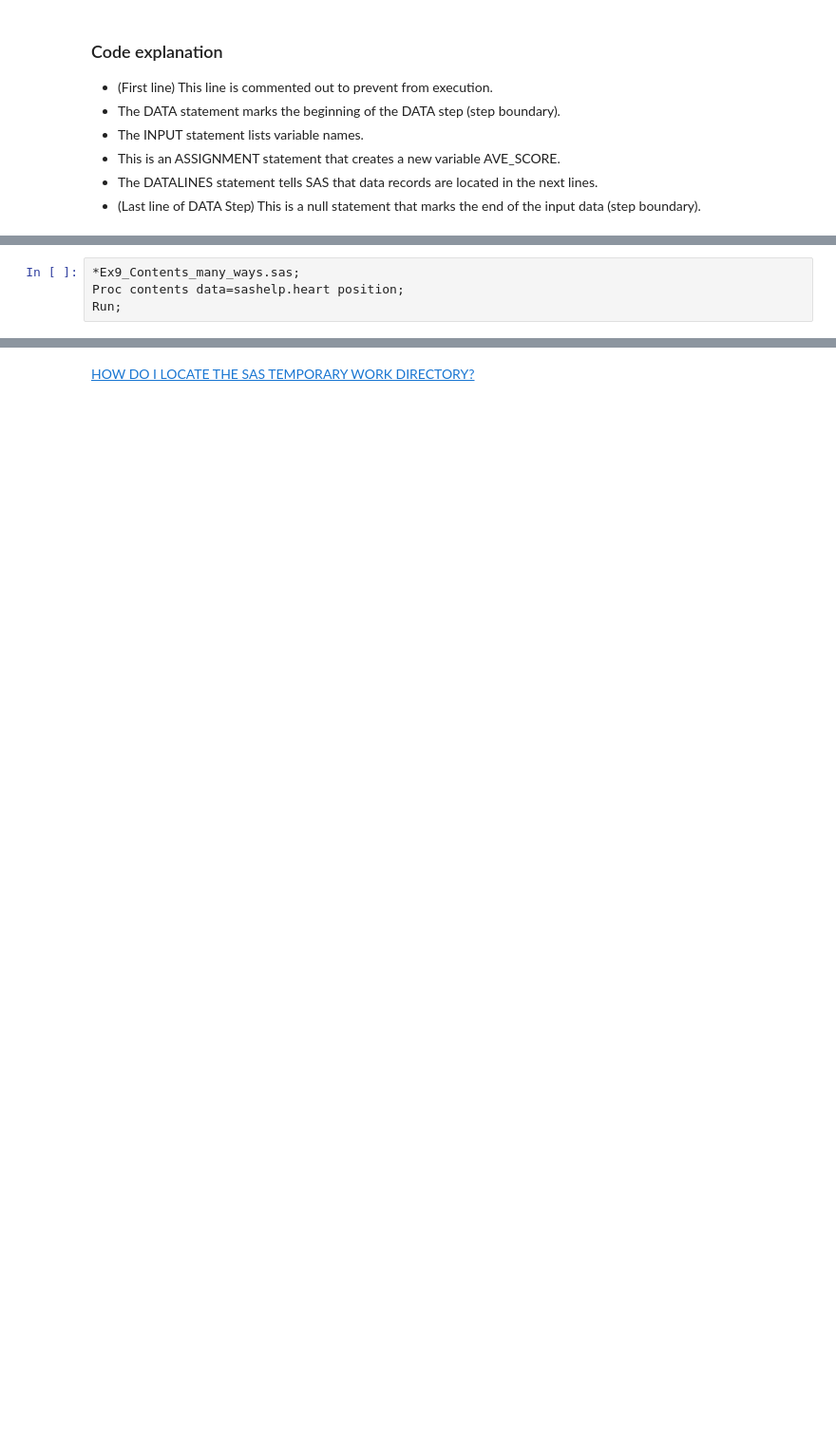
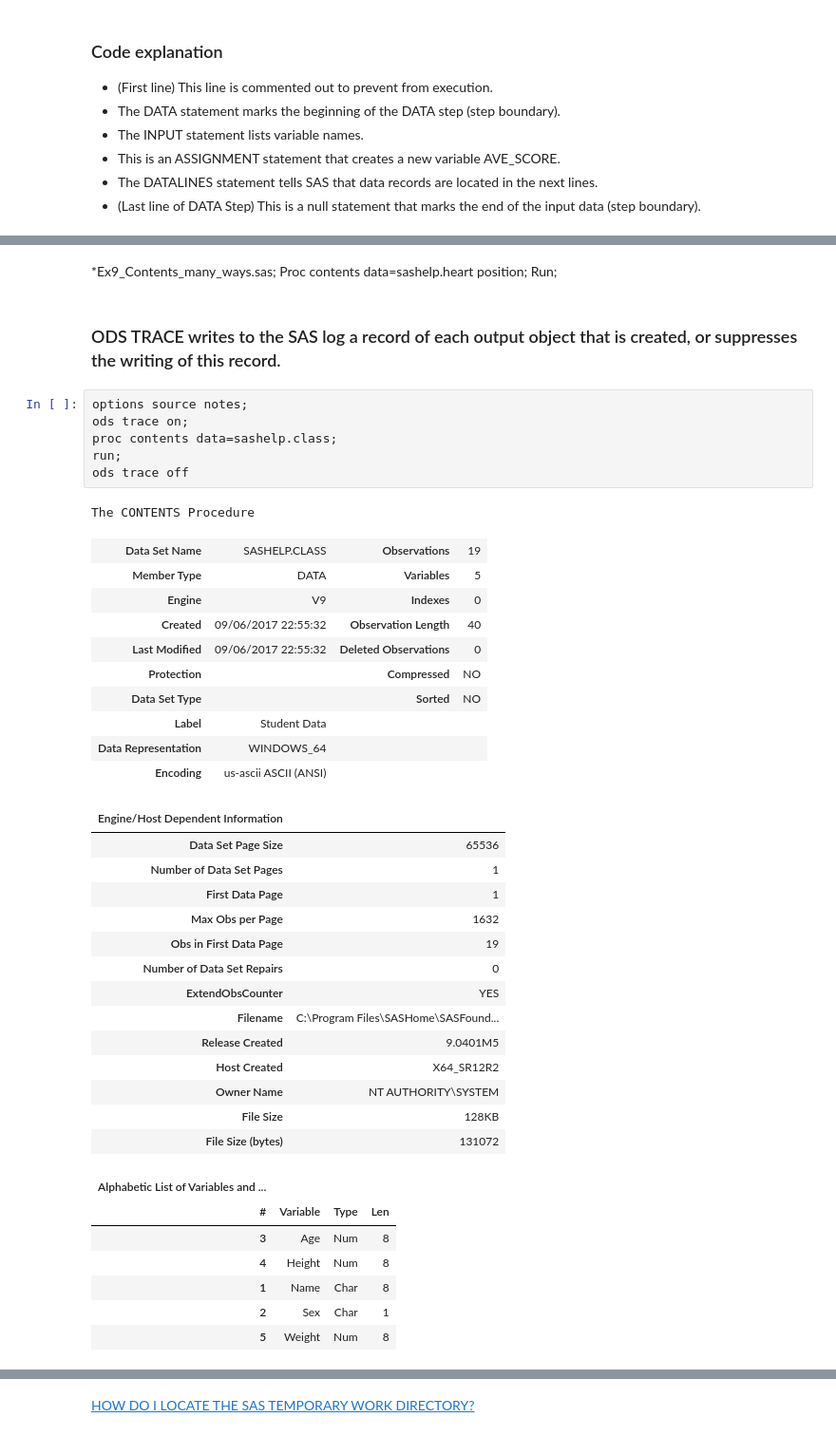
Before and after one commit to ProcJimi/curriculum, a Jupyter notebook: Week1/Week1.ipynb, the cells around one changed output, grey strips where cells are left out. Shown at 95% size. Saved outputs shown, nothing was run; the diff lists cells and outputs as text; blank space fills up the shorter version.

```diff
--- a/Week1/Week1.ipynb
+++ b/Week1/Week1.ipynb
@@ -220,4 +397,45 @@ With the POSITION option, the CONTENTS procedure generates
-# %%
-*Ex9_Contents_many_ways.sas;
-Proc contents data=sashelp.heart position;
-Run;
+# %% [markdown]
+*Ex9_Contents_many_ways.sas;
+Proc contents data=sashelp.heart position;
+Run;
+# %% [markdown]
+### ODS TRACE writes to the SAS log a record of each output object that is created, or suppresses the writing of this record.
+# %%
+options source notes;
+ods trace on;
+proc contents data=sashelp.class;
+run;
+ods trace off
+# %% [output]
+The CONTENTS Procedure
+| Data Set Name | SASHELP.CLASS | Observations | 19 |
+| Member Type | DATA | Variables | 5 |
+| Engine | V9 | Indexes | 0 |
+| Created | 09/06/2017 22:55:32 | Observation Length | 40 |
+| Last Modified | 09/06/2017 22:55:32 | Deleted Observations | 0 |
+| Protection |  | Compressed | NO |
+| Data Set Type |  | Sorted | NO |
+| Label | Student Data |  |  |
+| Data Representation | WINDOWS_64 |  |  |
+| Encoding | us-ascii ASCII (ANSI) |  |  |
+| Engine/Host Dependent Information |  |
+| Data Set Page Size | 65536 |
+| Number of Data Set Pages | 1 |
+| First Data Page | 1 |
+| Max Obs per Page | 1632 |
+| Obs in First Data Page | 19 |
+| Number of Data Set Repairs | 0 |
+| ExtendObsCounter | YES |
+| Filename | C:\Program Files\SASHome\SASFound... |
+| Release Created | 9.0401M5 |
+| Host Created | X64_SR12R2 |
+| Owner Name | NT AUTHORITY\SYSTEM |
+| File Size | 128KB |
+| File Size (bytes) | 131072 |
+| Alphabetic List of Variables and ... |  |  |  |
+| # | Variable | Type | Len |
+| 3 | Age | Num | 8 |
+| 4 | Height | Num | 8 |
+| 1 | Name | Char | 8 |
+| 2 | Sex | Char | 1 |
+| 5 | Weight | Num | 8 |
```
Also changed, not shown: parts of 80 cells of this notebook, 15 other files.
